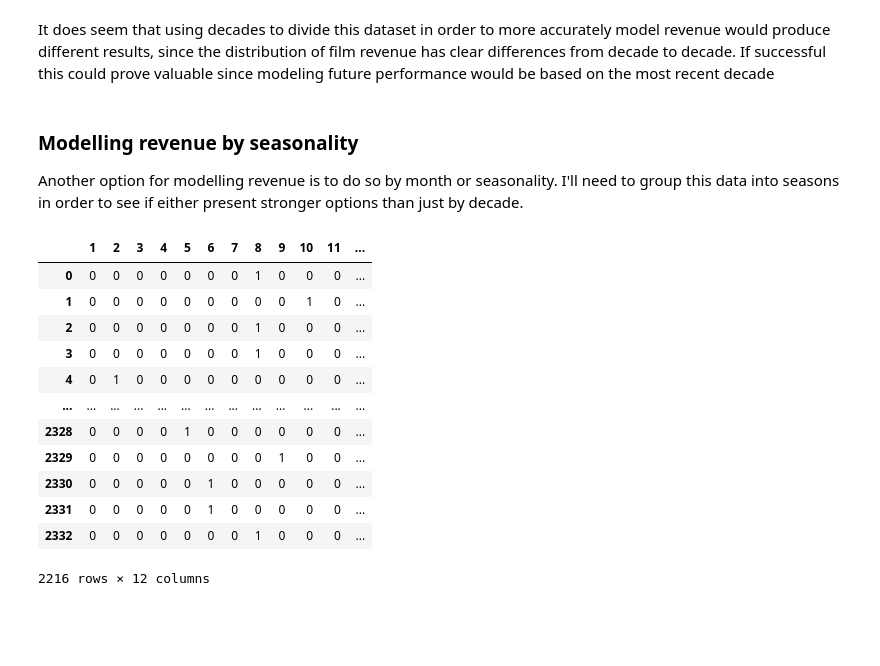
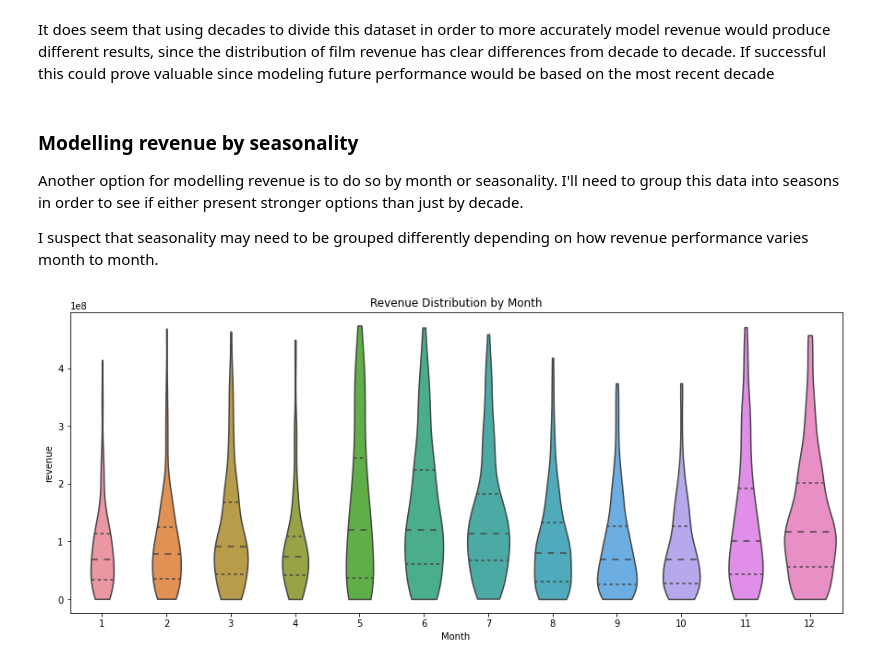
Before and after one commit to NickD-Dean/Springboard, a Jupyter notebook: Capstone Project 2/Code/Modeling_revenue_tiers.ipynb, the cells around one changed output. Cells and saved outputs as stored; diff of their text form; code cells hidden in the pictures; blank space fills up the shorter version.

```diff
--- a/Capstone Project 2/Code/Modeling_revenue_tiers.ipynb
+++ b/Capstone Project 2/Code/Modeling_revenue_tiers.ipynb
@@ -139,19 +140,20 @@ It does seem that using decades to divide this dataset in order to more accurate
 ### Modelling revenue by seasonality
 
 Another option for modelling revenue is to do so by month or seasonality.  I'll need to group this data into seasons in order to see if either present stronger options than just by decade.
+
+I suspect that seasonality may need to be grouped differently depending on how revenue performance varies month to month.
-# %%
-month = box.Release_month
-# %% [output]
-|  | 1 | 2 | 3 | 4 | 5 | 6 | 7 | 8 | 9 | 10 | 11 | ... |
-| 0 | 0 | 0 | 0 | 0 | 0 | 0 | 0 | 1 | 0 | 0 | 0 | ... |
-| 1 | 0 | 0 | 0 | 0 | 0 | 0 | 0 | 0 | 0 | 1 | 0 | ... |
-| 2 | 0 | 0 | 0 | 0 | 0 | 0 | 0 | 1 | 0 | 0 | 0 | ... |
-| 3 | 0 | 0 | 0 | 0 | 0 | 0 | 0 | 1 | 0 | 0 | 0 | ... |
-| 4 | 0 | 1 | 0 | 0 | 0 | 0 | 0 | 0 | 0 | 0 | 0 | ... |
-| ... | ... | ... | ... | ... | ... | ... | ... | ... | ... | ... | ... | ... |
-| 2328 | 0 | 0 | 0 | 0 | 1 | 0 | 0 | 0 | 0 | 0 | 0 | ... |
-| 2329 | 0 | 0 | 0 | 0 | 0 | 0 | 0 | 0 | 1 | 0 | 0 | ... |
-| 2330 | 0 | 0 | 0 | 0 | 0 | 1 | 0 | 0 | 0 | 0 | 0 | ... |
-| 2331 | 0 | 0 | 0 | 0 | 0 | 1 | 0 | 0 | 0 | 0 | 0 | ... |
-| 2332 | 0 | 0 | 0 | 0 | 0 | 0 | 0 | 1 | 0 | 0 | 0 | ... |
-2216 rows × 12 columns
+# %%
+month = box.Release_month
+rev = pd.DataFrame(box['Numerical', 'revenue'])
+rev.columns = rev.columns.droplevel()
+month = month.join(rev)
+month.set_index('revenue', inplace=True)
+month = month[month==1].stack().reset_index().drop(0, axis=1)
+month = month.sort_values('level_1')
+plt.figure(figsize=(15,6))
+sns.violinplot(x='level_1', y='revenue', data=month, scale='count', inner='quartile',
+              order=['1', '2', '3', '4', '5', '6', '7', '8', '9', '10', '11', '12'], cut=0)
+plt.title('Revenue Distribution by Month')
+plt.xlabel('Month');
+# %% [output]
+[figure, added]
```
Also changed, not shown: parts of 3 cells of this notebook.
